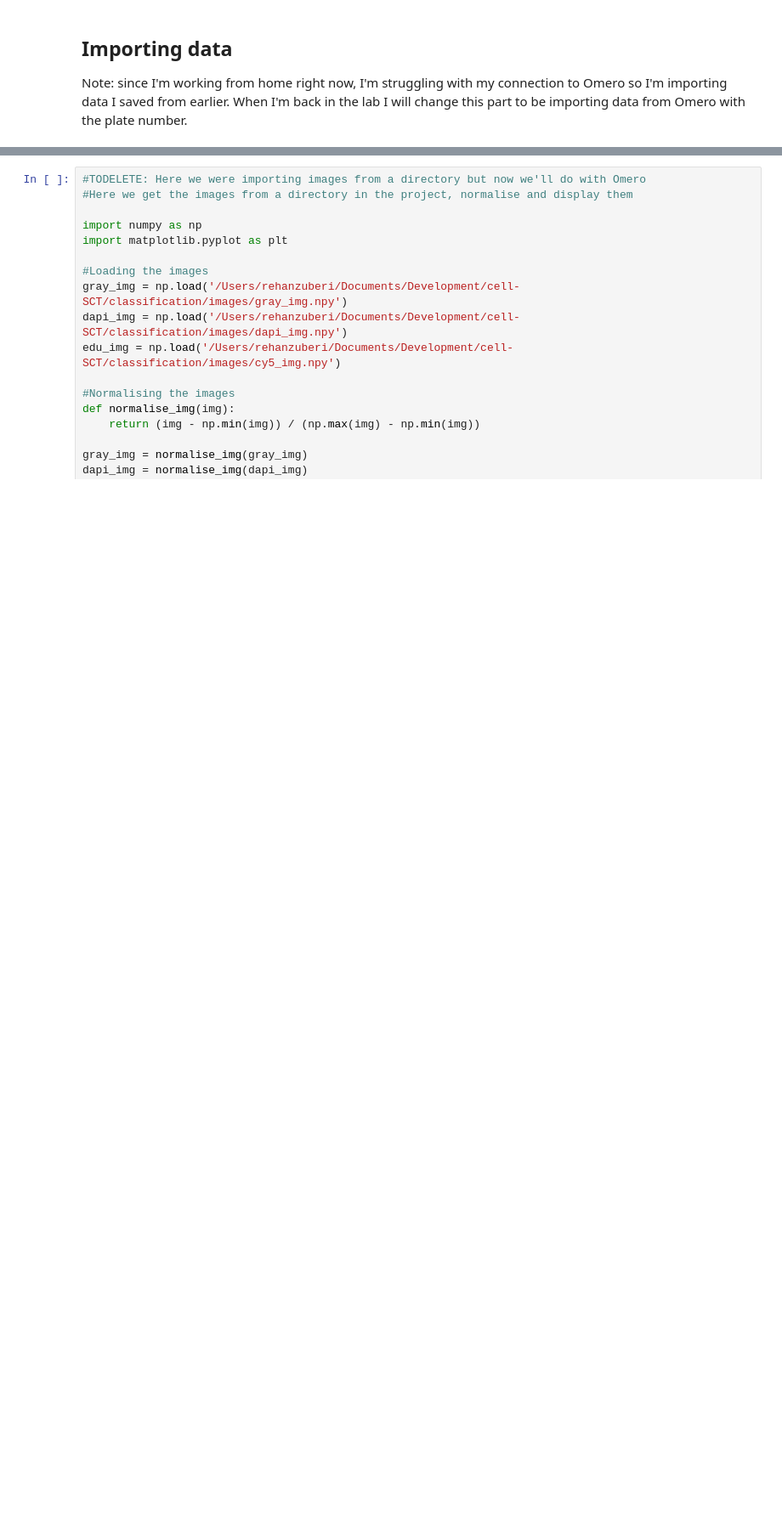
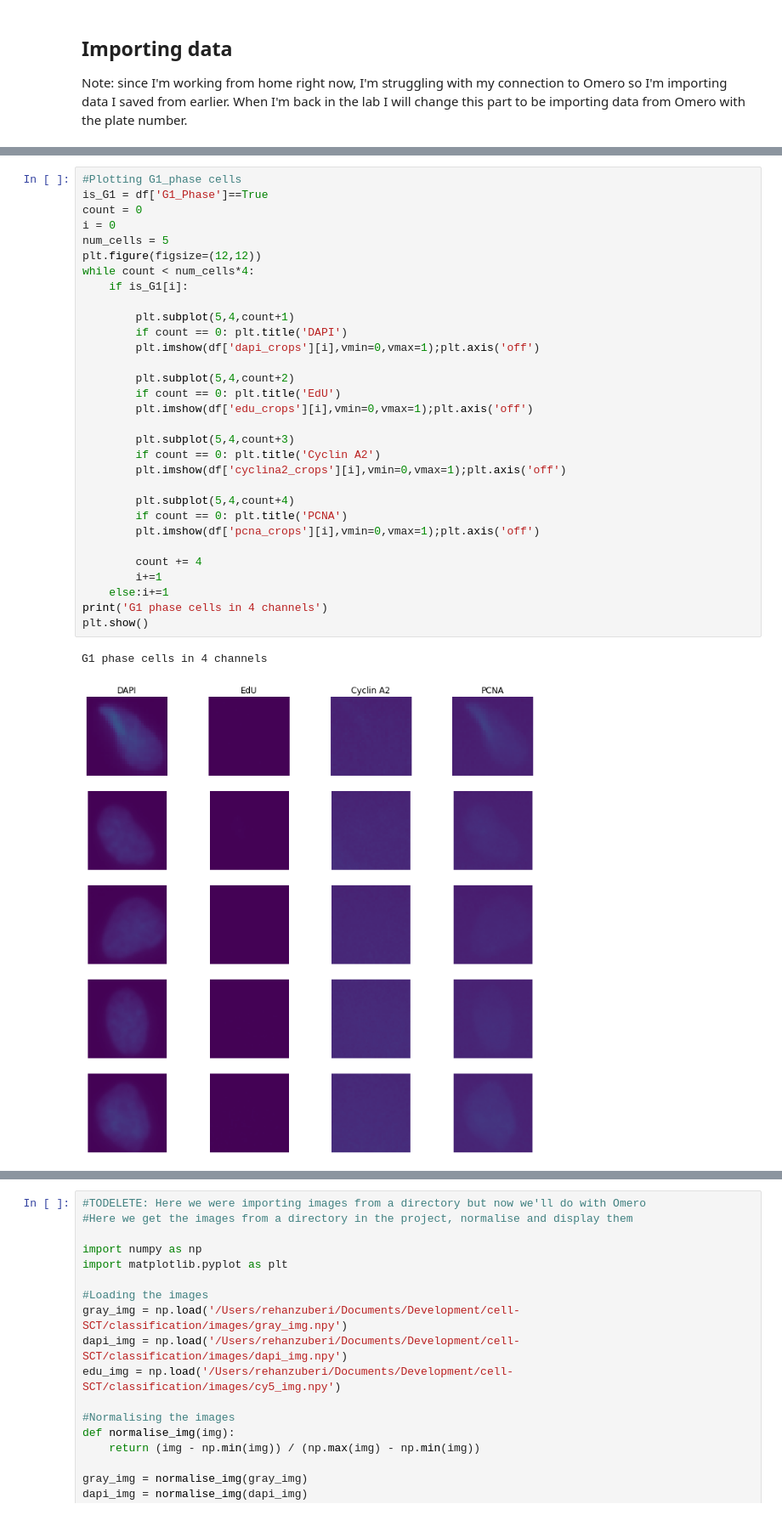
Before and after one commit to rzuberi/cell-SCT, a Jupyter notebook: classification/ccc_data_exploration.ipynb, the cells around one changed output, grey strips where cells are left out. Shown: that part at 85% size. Saved outputs shown, nothing was run; the diff lists cells and outputs as text; blank space fills up the shorter version.

```diff
--- a/classification/ccc_data_exploration.ipynb
+++ b/classification/ccc_data_exploration.ipynb
@@ -93,0 +355,34 @@ ModuleNotFoundError: No module named 'ezomero'
+# %%
+#Plotting G1_phase cells
+is_G1 = df['G1_Phase']==True
+count = 0
+i = 0
+num_cells = 5
+plt.figure(figsize=(12,12))
+while count < num_cells*4:
+    if is_G1[i]:
+
+        plt.subplot(5,4,count+1)
+        if count == 0: plt.title('DAPI')
+        plt.imshow(df['dapi_crops'][i],vmin=0,vmax=1);plt.axis('off')
+
+        plt.subplot(5,4,count+2)
+        if count == 0: plt.title('EdU')
+        plt.imshow(df['edu_crops'][i],vmin=0,vmax=1);plt.axis('off')
+
+        plt.subplot(5,4,count+3)
+        if count == 0: plt.title('Cyclin A2')
+        plt.imshow(df['cyclina2_crops'][i],vmin=0,vmax=1);plt.axis('off')
+
+        plt.subplot(5,4,count+4)
+        if count == 0: plt.title('PCNA')
+        plt.imshow(df['pcna_crops'][i],vmin=0,vmax=1);plt.axis('off')
+
+        count += 4
+        i+=1
+    else:i+=1
+print('G1 phase cells in 4 channels')
+plt.show()
+# %% [output]
+G1 phase cells in 4 channels
+[figure, added]
```
Also changed, not shown: parts of 15 cells of this notebook.
